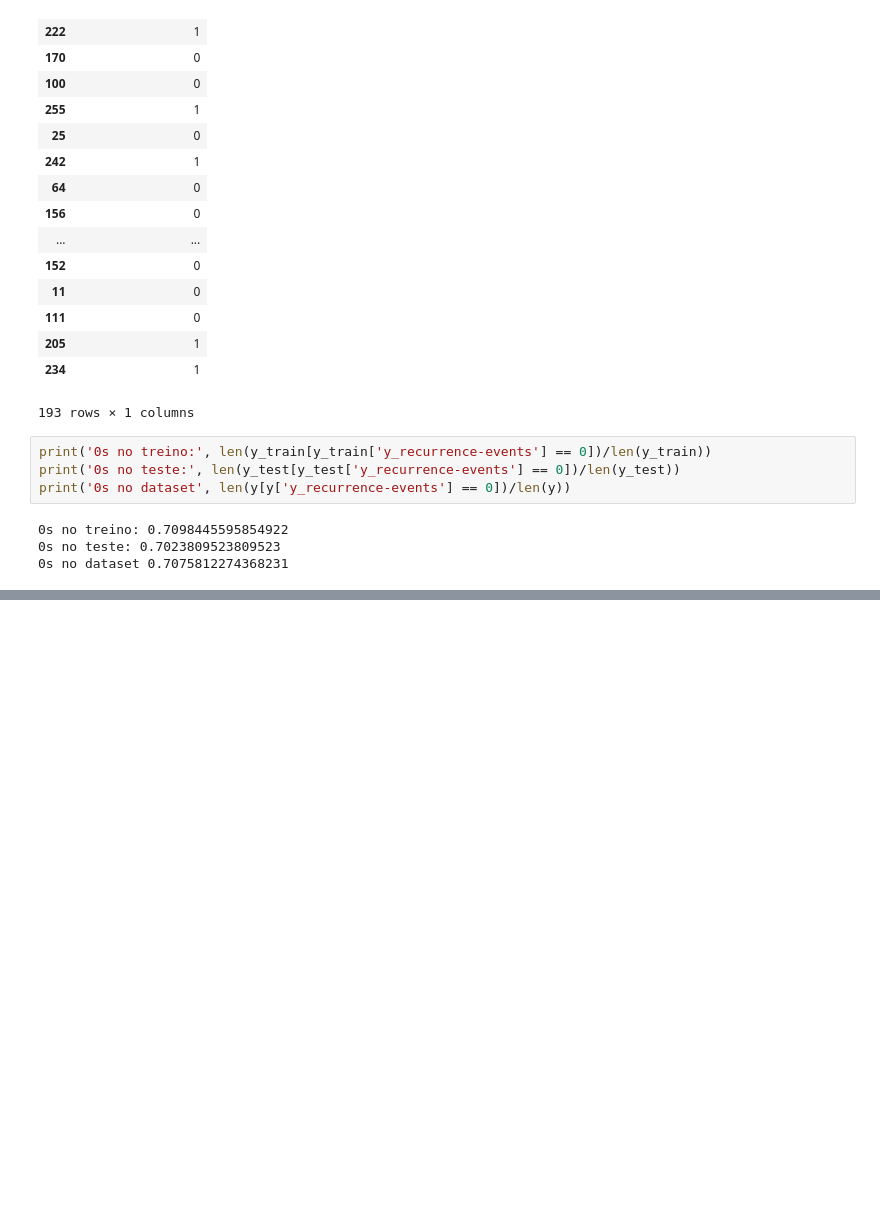
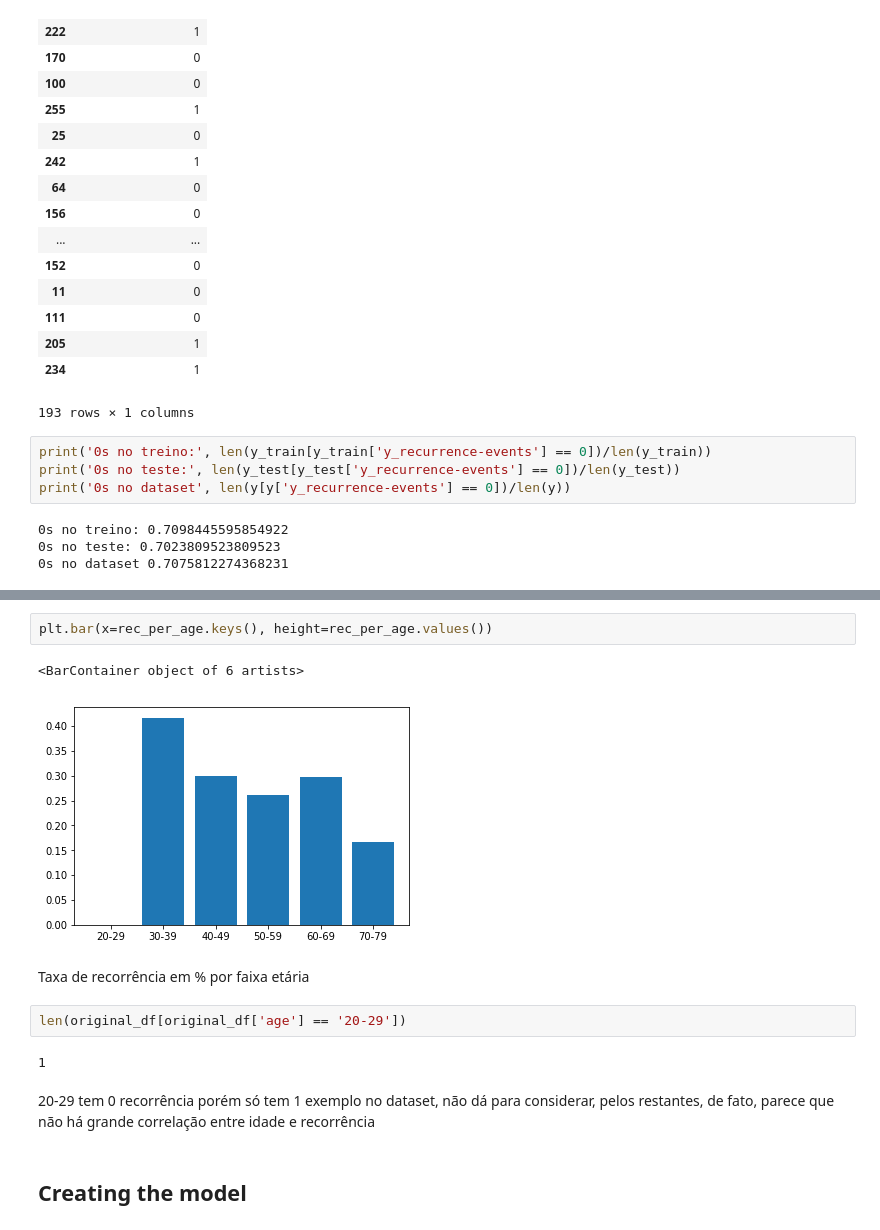
Before and after one commit to LRAbbade/trabalho_NN, a Jupyter notebook: tests.ipynb, the cells around one changed output, grey strips where cells are left out. Cells and saved outputs as stored; diff of their text form; blank space fills up the shorter version.

```diff
--- a/tests.ipynb
+++ b/tests.ipynb
@@ -130,0 +229,15 @@ print('0s no dataset', len(y[y['y_recurrence-events'] == 0])/len(y))
+# %%
+plt.bar(x=rec_per_age.keys(), height=rec_per_age.values())
+# %% [output]
+<BarContainer object of 6 artists>
+[figure, added]
+# %% [markdown]
+Taxa de recorrência em % por faixa etária
+# %%
+len(original_df[original_df['age'] == '20-29'])
+# %% [output]
+1
+# %% [markdown]
+20-29 tem 0 recorrência porém só tem 1 exemplo no dataset, não dá para considerar, pelos restantes, de fato, parece que não há grande correlação entre idade e recorrência
+# %% [markdown]
+## Creating the model
```
Also changed, not shown: parts of 15 cells of this notebook.
